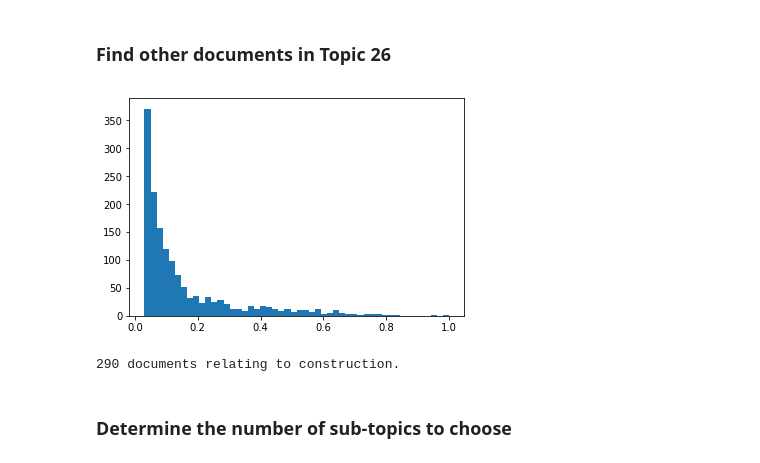
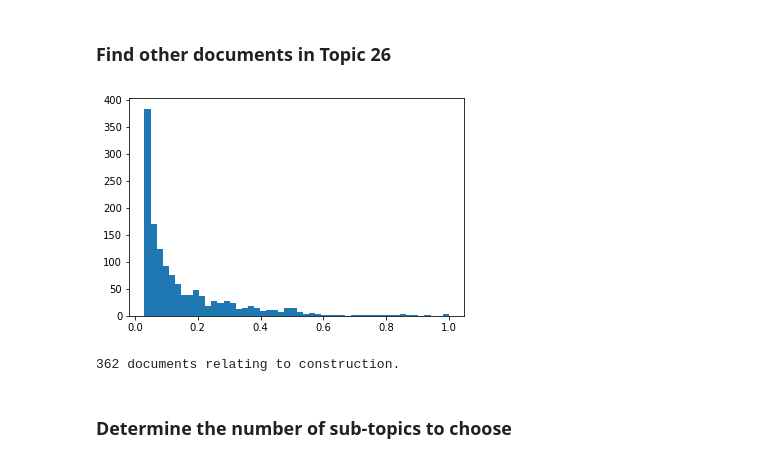
Before and after one commit to mevers303/missionmark, a Jupyter notebook: src/subtopic_poc.ipynb, the cells around one changed output. Drawn from its saved outputs; the diff is of its cells as text; code cells hidden in the pictures.

```diff
--- a/src/subtopic_poc.ipynb
+++ b/src/subtopic_poc.ipynb
@@ -48,8 +52,9 @@ Loading ../output/TfidfTransformer.pkl from cache...
 # %%
 query = """SELECT opportunity_id, program_description
            FROM import.govwin_opportunity
-           WHERE LENGTH(program_description) > 10
+           WHERE program_description LIKE('%REQUIREMENT%')
         """
-doc_ids, corpus = get_query_corpus(query, True)
+doc_ids, corpus_full = get_query_corpus(query, True)
+corpus = np.array([extract_requirements(doc) for doc in corpus_full])
 # %% [output]
 Loading corpus...
@@ -86,18 +96,18 @@ The term "hvac" is most significant in Topic 26.  By reading the top ten documen
 # %% [markdown]
 ### Find other documents in Topic 26
 # %%
-construction = W[:, 26]
+construction = W[:, 31]
 construction /= construction.max()
 _ = plt.hist(construction[construction > 0.03], bins=50)
 # %% [output]
-[figure, old version]
+[figure, new version]
 # %%
-threshold = .25
+threshold = .19
 construction_tfidf = tfidf_corpus[construction > threshold]
 construction_corpus = corpus[construction > threshold]
 print(construction_tfidf.shape[0], "documents relating to construction.")
 # %% [output]
-290 documents relating to construction.
+362 documents relating to construction.
 # %% [markdown]
 ### Determine the number of sub-topics to choose
 # %%
```
Also changed, not shown: parts of 18 cells of this notebook, 7 other files.
